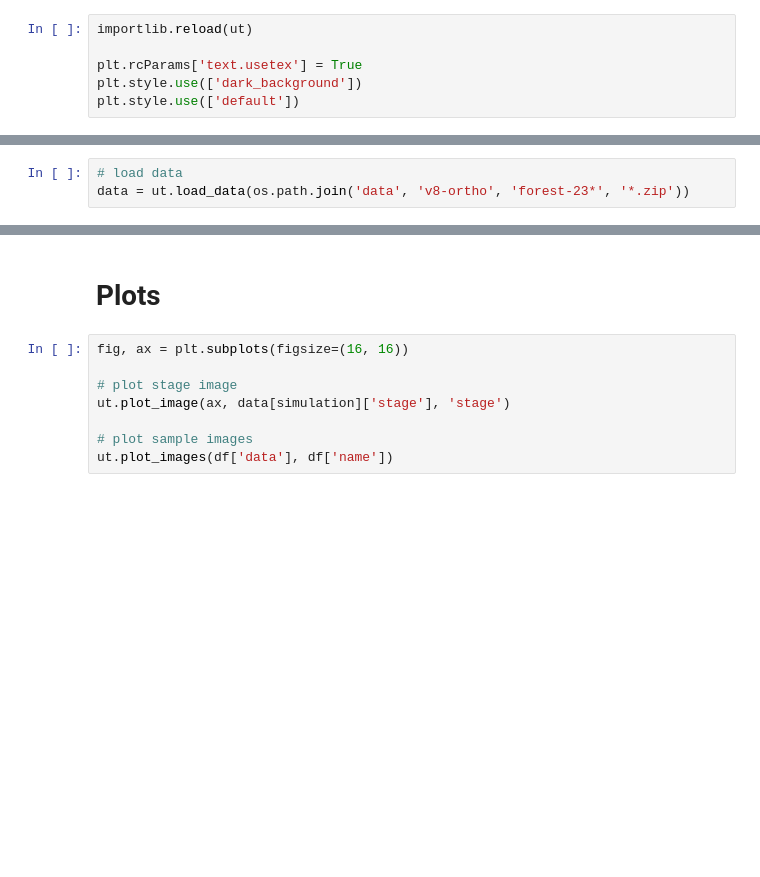
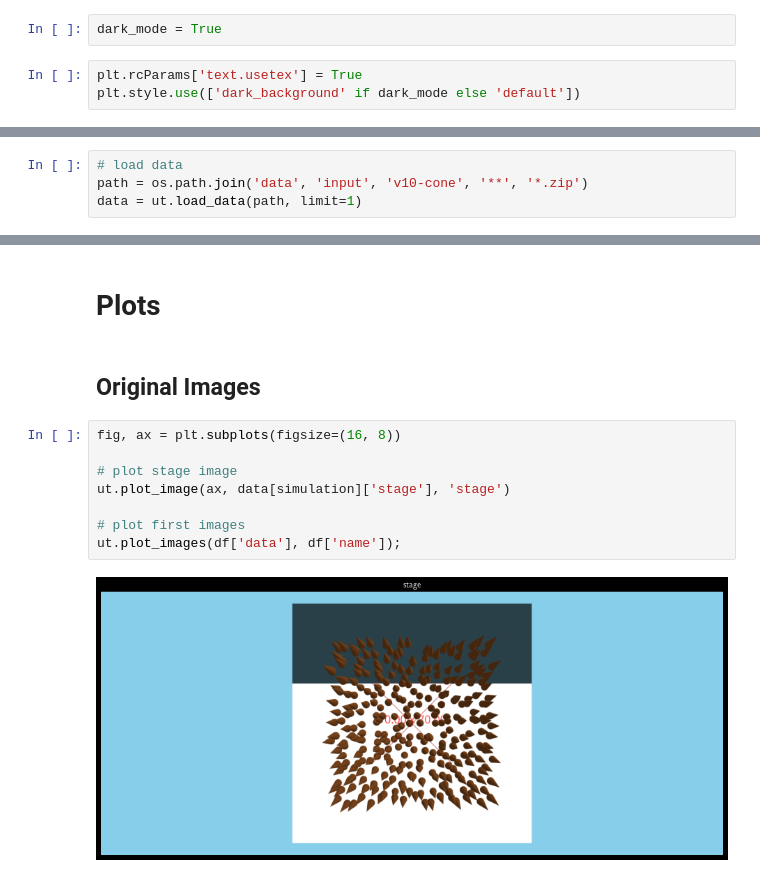
Before and after one commit to tensorware/aos-evaluation, a Jupyter notebook: process.ipynb, the cells around one changed output, grey strips where cells are left out. Saved outputs shown, nothing was run; the diff lists cells and outputs as text; blank space fills up the shorter version.

```diff
--- a/process.ipynb
+++ b/process.ipynb
@@ -20,6 +22,5 @@ from IPython.display import HTML, clear_output
+# %%
+dark_mode = True
 # %%
-importlib.reload(ut)
-
 plt.rcParams['text.usetex'] = True
-plt.style.use(['dark_background'])
-plt.style.use(['default'])
+plt.style.use(['dark_background' if dark_mode else 'default'])
@@ -28,3 +33,4 @@ plt.style.use(['default'])
 # %%
 # load data
-data = ut.load_data(os.path.join('data', 'v8-ortho', 'forest-23*', '*.zip'))
+path = os.path.join('data', 'input', 'v10-cone', '**', '*.zip')
+data = ut.load_data(path, limit=1)
@@ -50,10 +133,14 @@ print('\nparameters:', json.dumps(parameters, indent=4))
 # %% [markdown]
 # Plots
+# %% [markdown]
+## Original Images
 # %%
-fig, ax = plt.subplots(figsize=(16, 16))
+fig, ax = plt.subplots(figsize=(16, 8))
 
 # plot stage image
 ut.plot_image(ax, data[simulation]['stage'], 'stage')
 
-# plot sample images
-ut.plot_images(df['data'], df['name'])
+# plot first images
+ut.plot_images(df['data'], df['name']);
+# %% [output]
+[figure, added]
```
Also changed, not shown: parts of 28 cells of this notebook, 3 other files.
